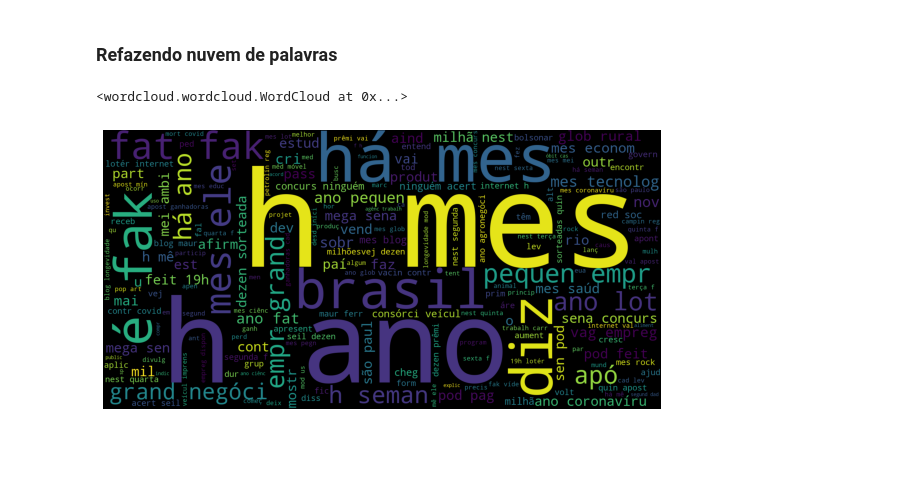
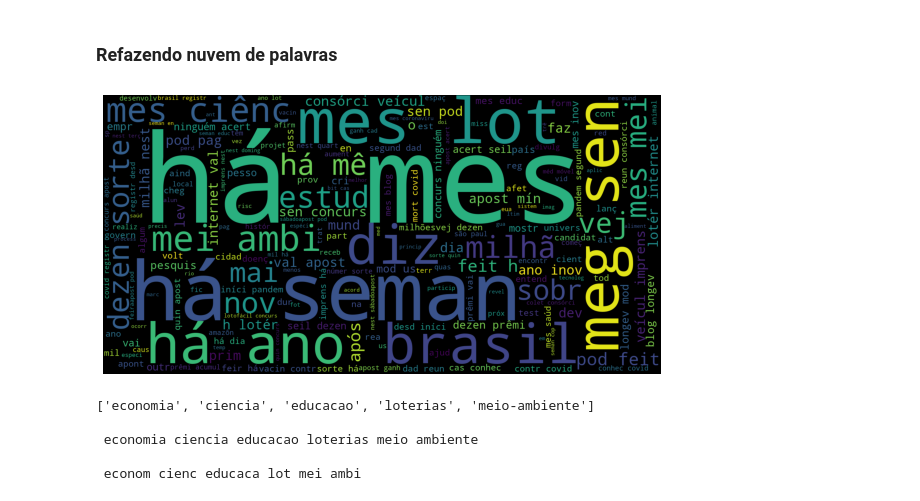
Before and after one commit to JoseHelioF/Avaliacao, a Jupyter notebook: NoticiasDataset.ipynb, the cells around one changed output. Drawn from its saved outputs; the diff is of its cells as text; code cells hidden in the pictures; blank space fills up the shorter version.

```diff
--- a/NoticiasDataset.ipynb
+++ b/NoticiasDataset.ipynb
@@ -450,14 +434,18 @@ Total de palavras: 657450
 # %% [markdown]
 ### **Refazendo nuvem de palavras**
-# %%
-nuvem = " ".join(s for s in d['Textos_da_noticia'])
-wordcloud = WordCloud(background_color="black",
-                      width=1600, height=800).generate(nuvem)
-fig, ax = plt.subplots(figsize=(10,6));
-ax.imshow(wordcloud, interpolation='bilinear');
-ax.set_axis_off();
-plt.imshow(wordcloud);
-wordcloud.to_file("Nuvem_Noticias.png")
-# %% [output]
-<wordcloud.wordcloud.WordCloud at 0x...>
-[figure, removed]
+# %%
+geraNuvem(d,2)
+# %% [output]
+[figure, added]
+# %%
+print(catUsada)
+tituloCat = removePontuacao((" ".join(catUsada)))
+print('\n',tituloCat)
+tituloCat = stemming(tituloCat)
+print('\n',tituloCat)
+# %% [output]
+['economia', 'ciencia', 'educacao', 'loterias', 'meio-ambiente']
+
+ economia ciencia educacao loterias meio ambiente
+
+ econom cienc educaca lot mei ambi
```
Also changed, not shown: parts of 51 cells of this notebook.
